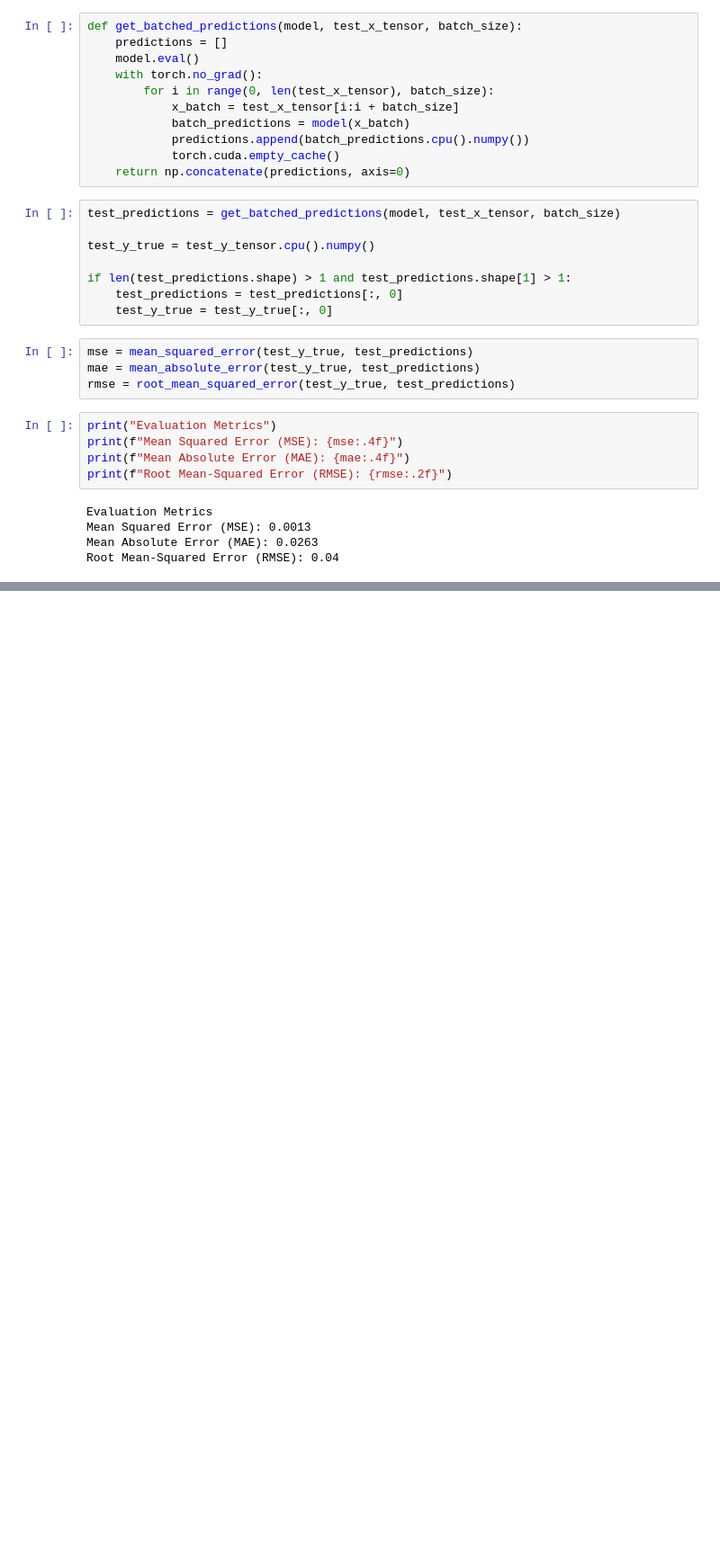
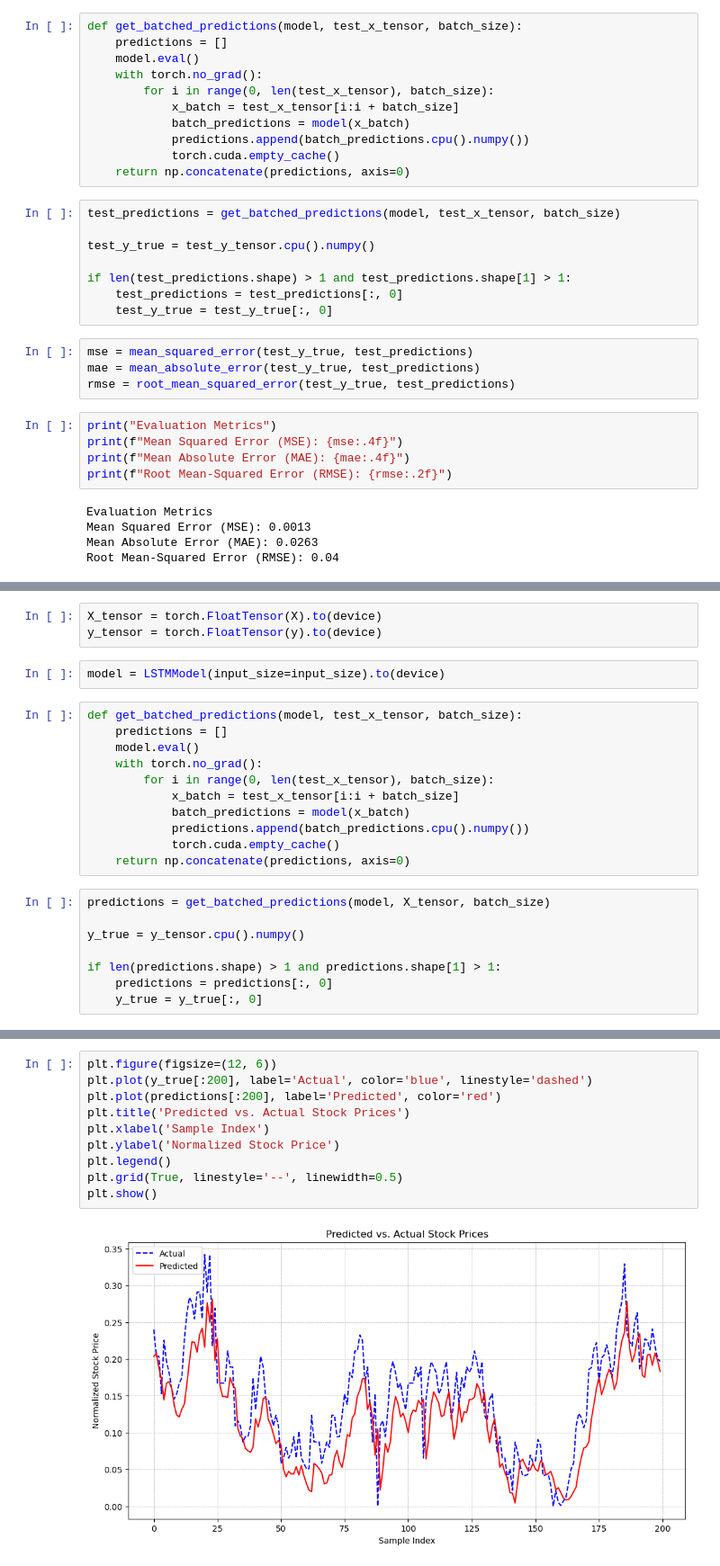
Before and after one commit to Shahmir675/OptiTrade, a Jupyter notebook: LSTM.ipynb, the cells around one changed output, grey strips where cells are left out. Shown at 90% size. Cells and saved outputs as stored; diff of their text form; blank space fills up the shorter version.

Commit message:
Updated model building

```diff
--- a/LSTM.ipynb
+++ b/LSTM.ipynb
@@ -221,0 +389,24 @@ Root Mean-Squared Error (RMSE): 0.04
+# %%
+X_tensor = torch.FloatTensor(X).to(device)
+y_tensor = torch.FloatTensor(y).to(device)
+# %%
+model = LSTMModel(input_size=input_size).to(device)
+# %%
+def get_batched_predictions(model, test_x_tensor, batch_size):
+    predictions = []
+    model.eval()
+    with torch.no_grad():
+        for i in range(0, len(test_x_tensor), batch_size):
+            x_batch = test_x_tensor[i:i + batch_size]
+            batch_predictions = model(x_batch)
+            predictions.append(batch_predictions.cpu().numpy())
+            torch.cuda.empty_cache()
+    return np.concatenate(predictions, axis=0)
+# %%
+predictions = get_batched_predictions(model, X_tensor, batch_size)
+
+y_true = y_tensor.cpu().numpy()
+
+if len(predictions.shape) > 1 and predictions.shape[1] > 1:
+    predictions = predictions[:, 0]
+    y_true = y_true[:, 0]
@@ -221,0 +427,12 @@ Root Mean-Squared Error (RMSE): 0.04
+# %%
+plt.figure(figsize=(12, 6))
+plt.plot(y_true[:200], label='Actual', color='blue', linestyle='dashed')
+plt.plot(predictions[:200], label='Predicted', color='red')
+plt.title('Predicted vs. Actual Stock Prices')
+plt.xlabel('Sample Index')
+plt.ylabel('Normalized Stock Price')
+plt.legend()
+plt.grid(True, linestyle='--', linewidth=0.5)
+plt.show()
+# %% [output]
+[figure, added]
```
Also changed, not shown: parts of 26 cells of this notebook.
